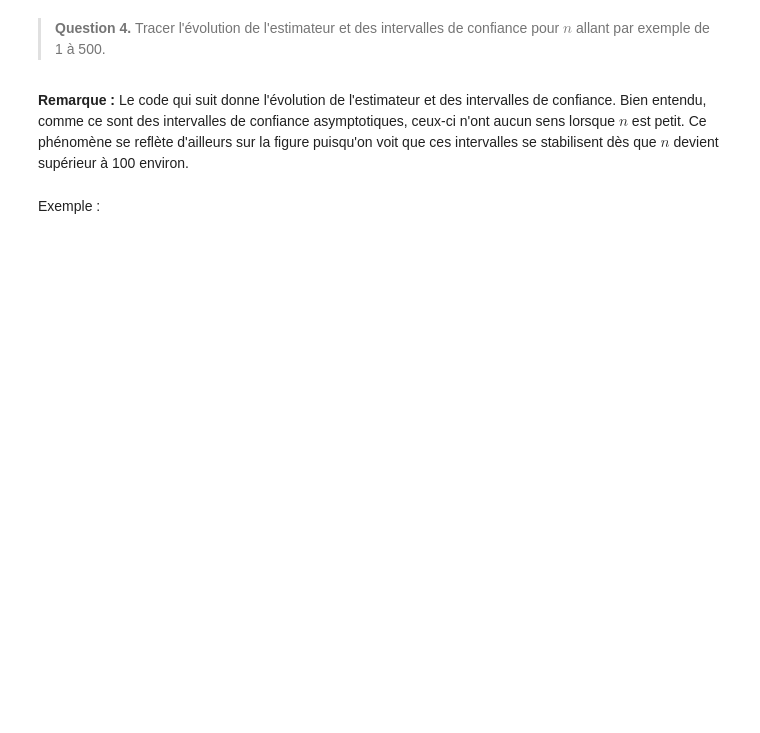
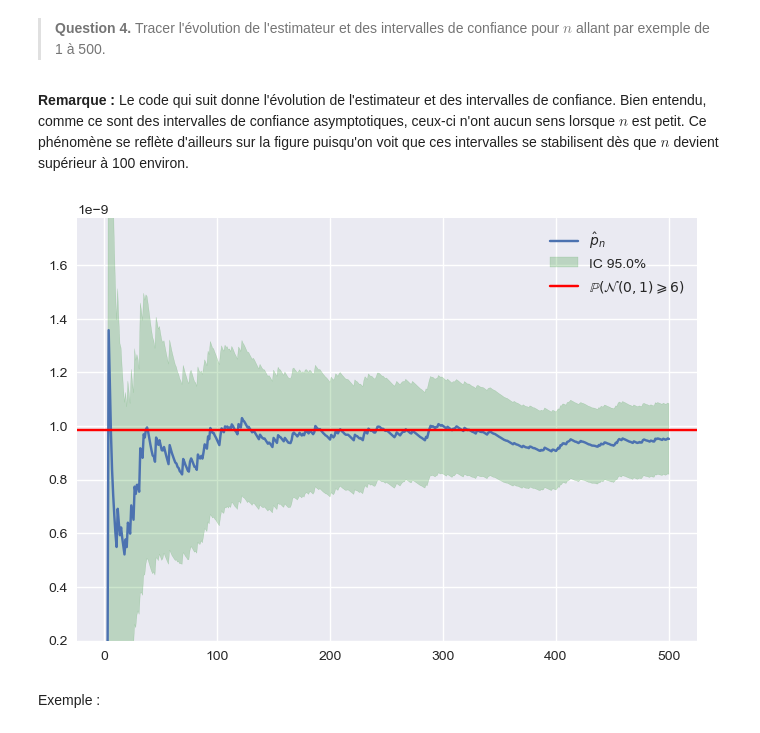
Before and after one commit to PolTibau/Statistique-Computationnelle, a Jupyter notebook: TP/TP1_student.ipynb, the cells around one changed output. Cells and saved outputs as stored; diff of their text form; code cells hidden in the pictures; blank space fills up the shorter version.

```diff
--- a/TP/TP1_student.ipynb
+++ b/TP/TP1_student.ipynb
@@ -393,7 +393,7 @@ norm = stats.norm()
 
 threshold = 6
 
-# Compléter
+p = 1 - norm.cdf(threshold)
 
 # Fin compléter
 
@@ -406,9 +408,12 @@ print('p =', p)
 # %%
 # Answer
 n = 10**8  # int(1e8)
+from numpy.random import default_rng
+rng = default_rng()
 
-# Compléter
+X = stats.norm.rvs(random_state=rng, size=n)
+
+estMC = 1/n * np.sum(X>=6)
 
 # Fin compléter
-
 print('Estimateur Monte-Carlo standard :', estMC)
@@ -437,19 +452,30 @@ print(f"Intervalle de confiance asymptotique : [{est-ic_bound:1.2e},{est+ic_boun
 # %%
 # Answer
 exp = stats.expon(loc=threshold)
 level = 0.05
 n = 500
 
-# Compléter
+n_range=np.arange(1,501)
+est = np.zeros(n)
+ic_bound = np.zeros(n)
+X = exp.rvs(random_state=rng, size=n)
 
-# Fin compléter
+
+for i in range(1,n+1):
+    Xi = X[:i]
+    est[i-1] = 1/i * np.sum(norm.pdf(Xi)/exp.pdf(Xi))
+    ic_bound[i-1] = norm.ppf(1-level/2)*np.sqrt((np.sum((norm.pdf(Xi)/exp.pdf(Xi))**2)/i - est[i-1]**2)/i)
+std_dev_exp = (np.sum((X >= 6).astype(float)*(norm.pdf(X)/exp.pdf(X))**2)/n - est[n-1]**2)
+
 
 fig = plt.figure()
 plt.plot(n_range, est, label="$\\hat{{p}}_n$")
 plt.fill_between(n_range, est+ic_bound, est-ic_bound, color='green', alpha=0.2, label=f"IC {100*(1-level)}%")
 plt.axhline(1 - norm.cdf(threshold), color='red', label=f"$\\mathbb{{P}}(\\mathcal{{N}}(0, 1) \\geqslant {threshold})$")
 plt.ylim(.2*p, 1.8*p)
 plt.legend();
+# %% [output]
+[figure, added]
 # %% [markdown]
 Exemple :
 # %%
```
Also changed, not shown: parts of 14 cells of this notebook.
